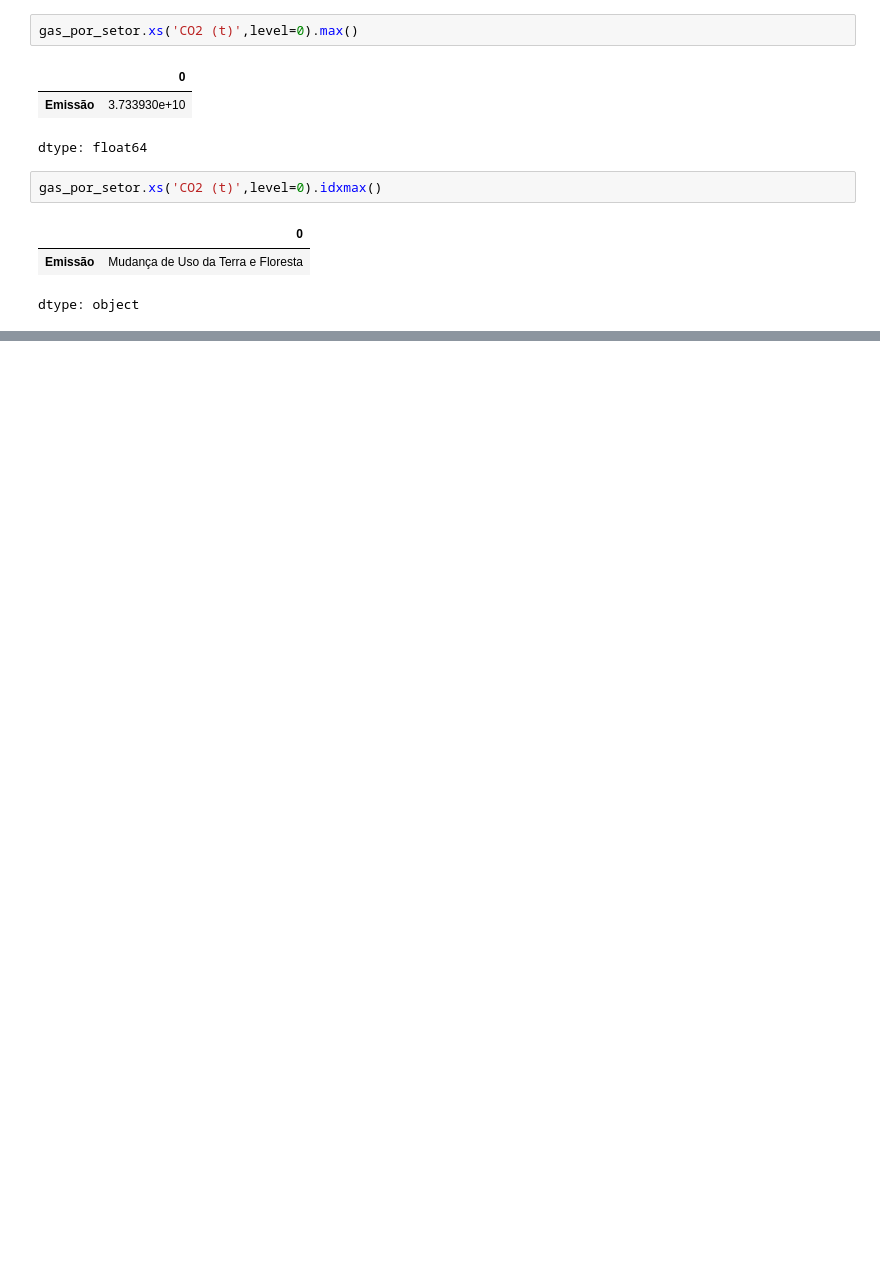
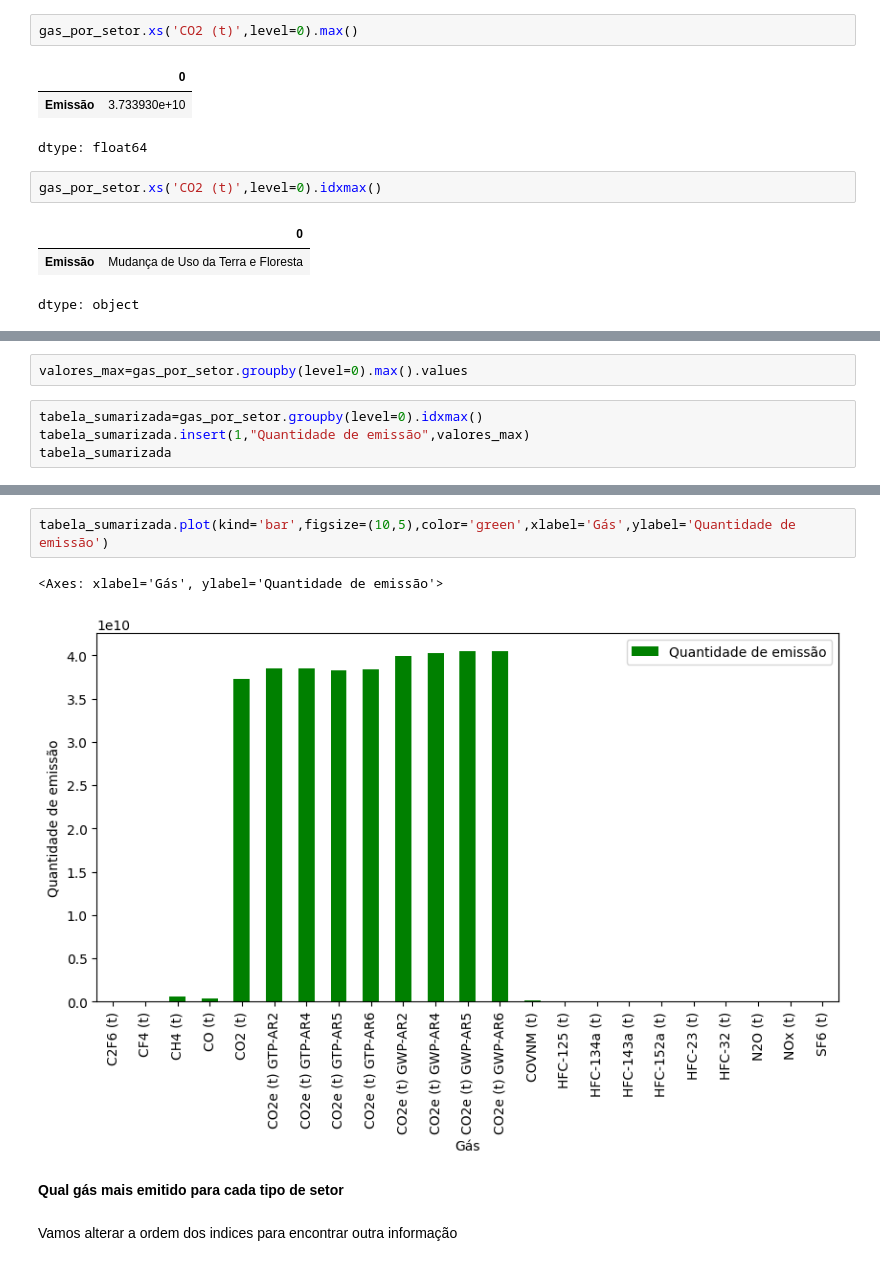
Before and after one commit to Jgabriel1800/projeto_emissaodegases, a Jupyter notebook: projeto_emissaodegases.ipynb, the cells around one changed output, grey strips where cells are left out. Saved outputs shown, nothing was run; the diff lists cells and outputs as text; blank space fills up the shorter version.

```diff
--- a/projeto_emissaodegases.ipynb
+++ b/projeto_emissaodegases.ipynb
@@ -405,0 +454,6 @@ dtype: object
+# %%
+valores_max=gas_por_setor.groupby(level=0).max().values
+# %%
+tabela_sumarizada=gas_por_setor.groupby(level=0).idxmax()
+tabela_sumarizada.insert(1,"Quantidade de emissão",valores_max)
+tabela_sumarizada
@@ -405,0 +479,9 @@ dtype: object
+# %%
+tabela_sumarizada.plot(kind='bar',figsize=(10,5),color='green',xlabel='Gás',ylabel='Quantidade de emissão')
+# %% [output]
+<Axes: xlabel='Gás', ylabel='Quantidade de emissão'>
+[figure, added]
+# %% [markdown]
+**Qual gás mais emitido para cada tipo de setor**
+# %% [markdown]
+Vamos alterar a ordem dos indices para encontrar outra informação
```
Also changed, not shown: parts of 53 cells of this notebook.
